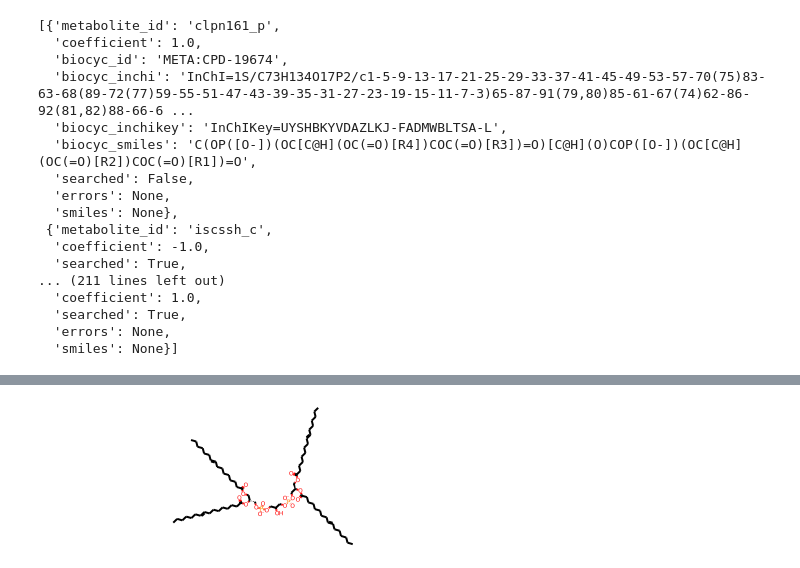
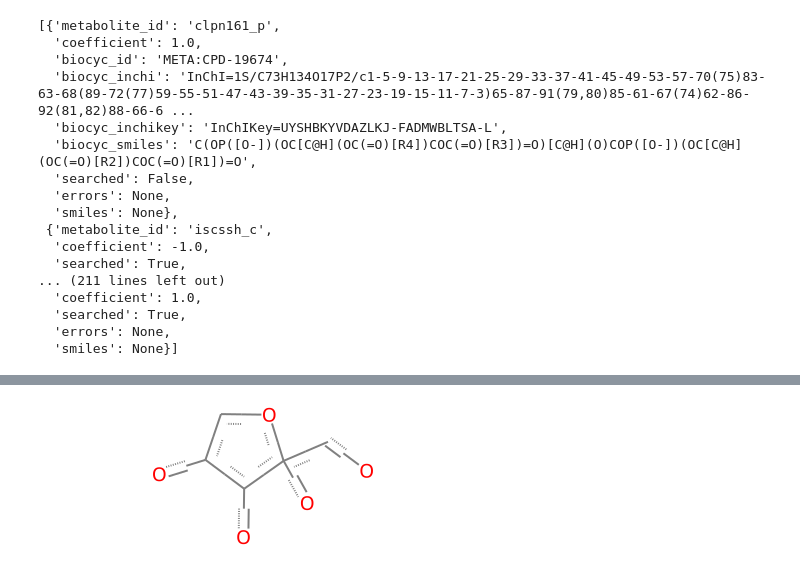
Before and after one commit to pgmikhael/clipzyme, a Jupyter notebook: notebooks/metabio.ipynb, the cells around one changed output, grey strips where cells are left out. Saved outputs shown, nothing was run; the diff lists cells and outputs as text; code cells hidden in the pictures.

```diff
--- a/notebooks/metabio.ipynb
+++ b/notebooks/metabio.ipynb
@@ -1131,4 +1222,6 @@ Chem.MolFromSmiles("O(P(OCC(COP(OC[C@@H](COC(CCCCCCCC=CCCCCCC)=O)OC(CCCCCCCC=CCC
 # %%
-Chem.MolFromSmiles("CCCCCC/C=C/CCCCCCCC(=O)OC[C@H](COP([O-])(OC[C@H](COP([O-])(OC[C@H](OC(CCCCCCC/C=C/CCCCCC)=O)COC(CCCCCCC/C=C/CCCCCC)=O)=O)O)=O)OC(CCCCCCC/C=C/CCCCCC)=O")
+smarts_mol = Chem.MolFromSmarts("OC[C@@]1(O)OC[C@@H](O)[C@@H]1O")
-# %% [output]
-[figure, removed]
+# %%
+smarts_mol
+# %% [output]
+[figure, added]
```
Also changed, not shown: parts of 68 cells of this notebook.
